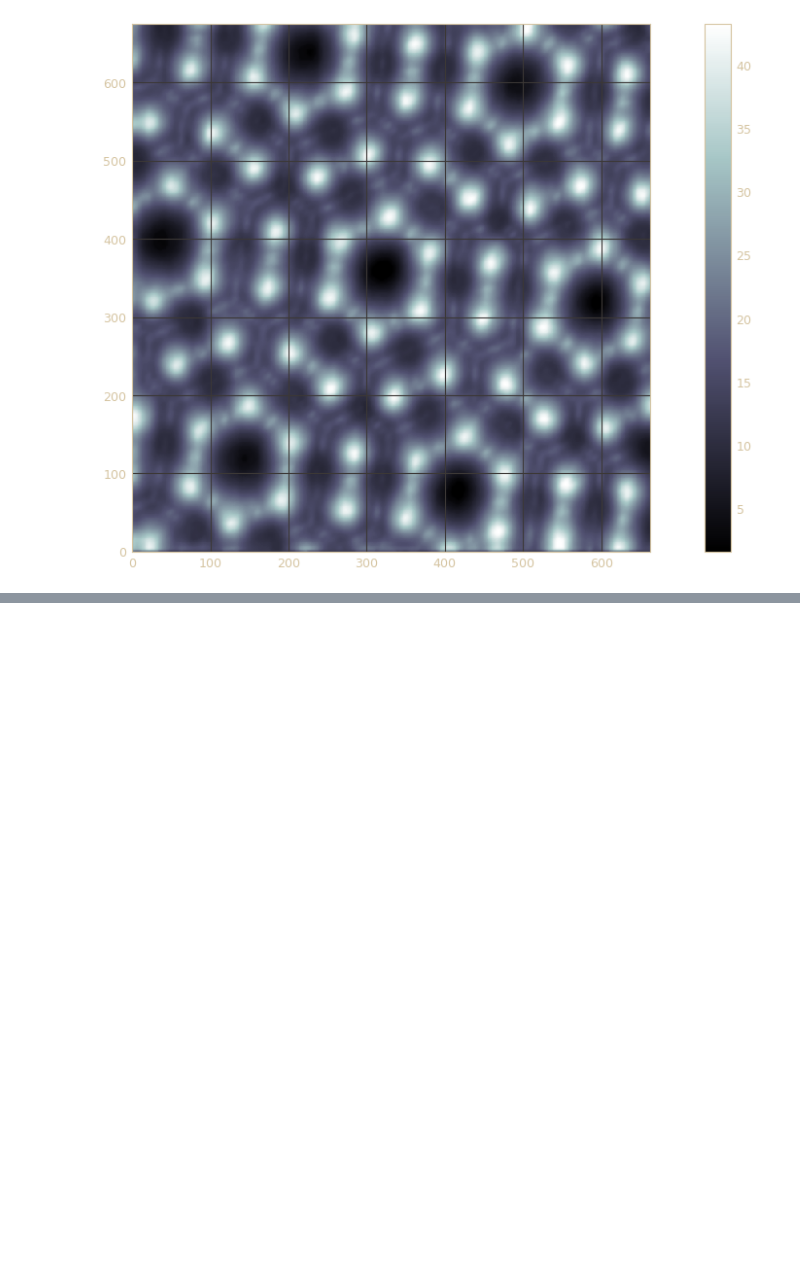
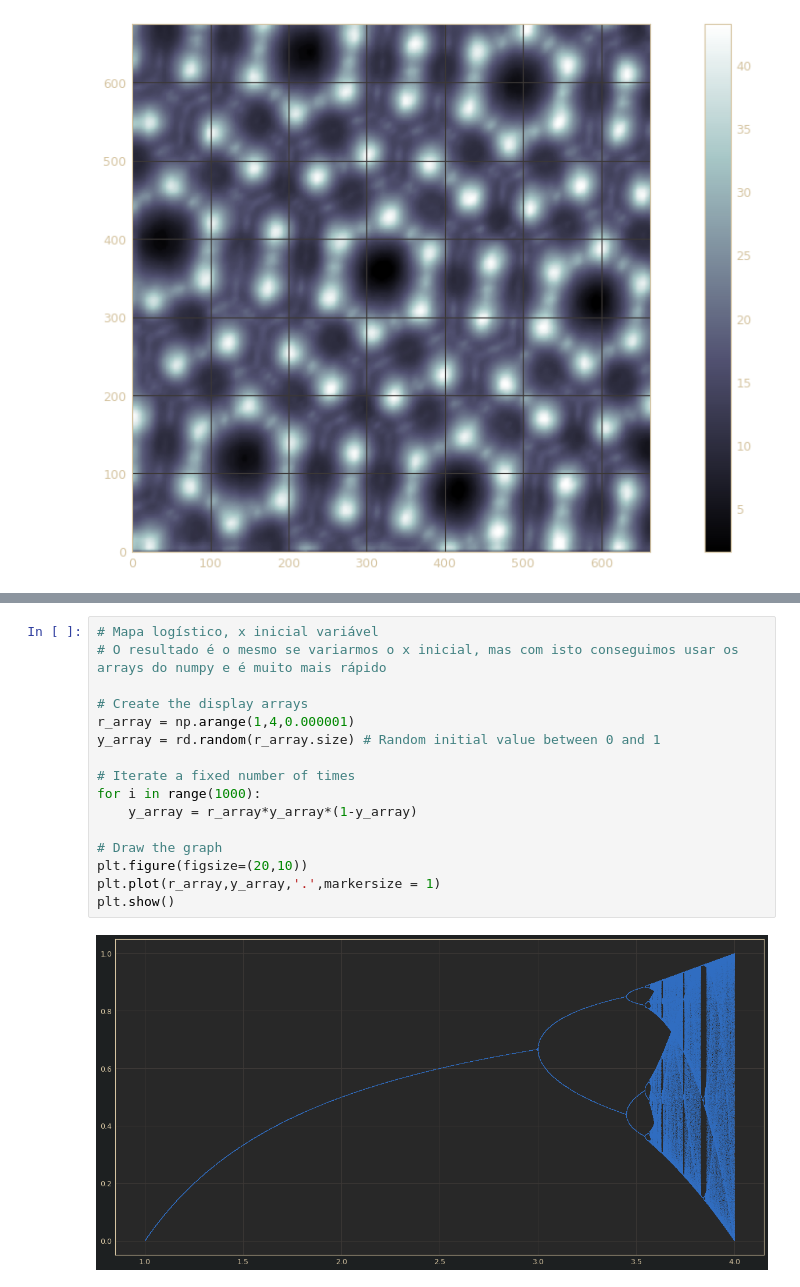
Before and after one commit to diogobgomes/FisicaComputacional, a Jupyter notebook: TP2/TP2.ipynb, the cells around one changed output, grey strips where cells are left out. Drawn from its saved outputs; the diff is of its cells as text; blank space fills up the shorter version.

```diff
--- a/TP2/TP2.ipynb
+++ b/TP2/TP2.ipynb
@@ -157,0 +271,18 @@ plt.show()
+# %%
+# Mapa logístico, x inicial variável
+# O resultado é o mesmo se variarmos o x inicial, mas com isto conseguimos usar os arrays do numpy e é muito mais rápido
+
+# Create the display arrays
+r_array = np.arange(1,4,0.000001)
+y_array = rd.random(r_array.size) # Random initial value between 0 and 1
+
+# Iterate a fixed number of times
+for i in range(1000):
+    y_array = r_array*y_array*(1-y_array)
+
+# Draw the graph
+plt.figure(figsize=(20,10))
+plt.plot(r_array,y_array,'.',markersize = 1)
+plt.show()
+# %% [output]
+[figure, added]
```
Also changed, not shown: parts of 9 cells of this notebook, 1 other file.
